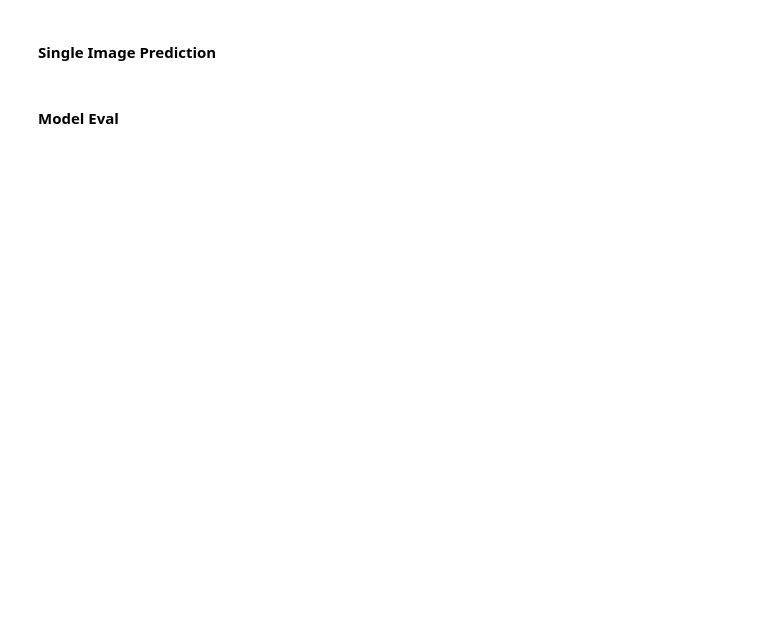
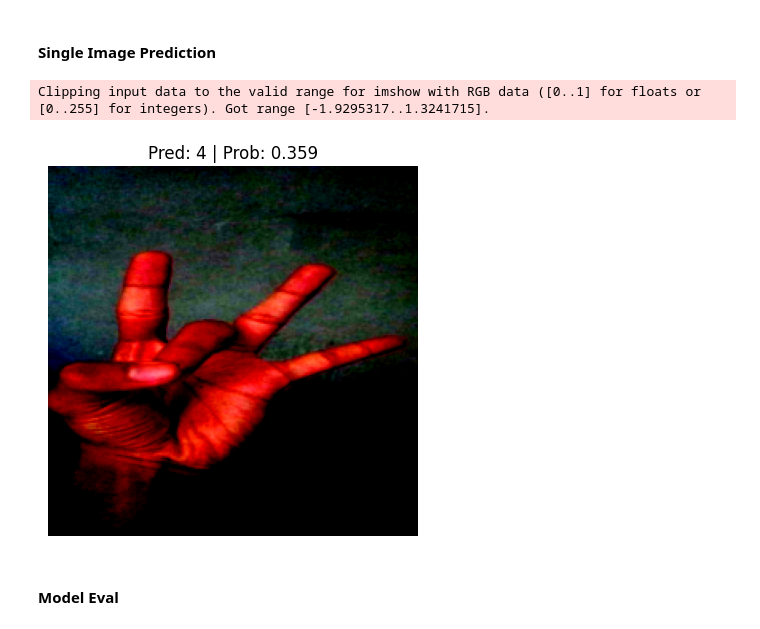
Before and after one commit to CloudStoned/Wikamay-Model, a Jupyter notebook: NOTEBOOKS/mobilenetv2.ipynb, the cells around one changed output. Cells and saved outputs as stored; diff of their text form; code cells hidden in the pictures; blank space fills up the shorter version.

```diff
--- a/NOTEBOOKS/mobilenetv2.ipynb
+++ b/NOTEBOOKS/mobilenetv2.ipynb
@@ -576,36 +612,37 @@ plt.show()
 # %% [markdown]
 #### Single Image Prediction
 # %%
-import torchvision
+import torch
+import matplotlib.pyplot as plt
+from PIL import Image
+import numpy as np
+from torchvision import transforms
 
 def pred_and_plot_image(model: torch.nn.Module,
                         image_path: str,
                         class_names,
                         transform=None,
-                        device: torch.device = device):
+                        device: torch.device = torch.device('cpu')):
     """Makes a prediction on a target image and plots the image with its prediction."""
 
-    # 1. Load in image and convert the tensor values to float32
-    target_image = torchvision.io.read_image(str(image_path)).type(torch.float32)
+    # 1. Load in image
+    target_image = Image.open(image_path).convert("RGB")
 
-    # 2. Divide the image pixel values by 255 to get them between [0, 1]
-    target_image = target_image / 255.
-
-    # 3. Transform if necessary
+    # 2. Apply transformations if provided
     if transform:
         target_image = transform(target_image)
+
+    # 3. Add an extra dimension to the image and send it to the target device
+    target_image = target_image.unsqueeze(dim=0).to(device)
 
     # 4. Make sure the model is on the target device
     model.to(device)
 
     # 5. Turn on model evaluation mode and inference mode
     model.eval()
-    with torch.inference_mode():
-        # Add an extra dimension to the image
-        target_image = target_image.unsqueeze(dim=0)
-
-        # Make a prediction on image with an extra dimension and send it to the target device
-        target_image_pred = model(target_image.to(device))
+    with torch.no_grad():
+        # Make a prediction on image with an extra dimension
+        target_image_pred = model(target_image)
 
     # 6. Convert logits -> prediction probabilities (using torch.softmax() for multi-class classification)
     target_image_pred_probs = torch.softmax(target_image_pred, dim=1)
@@ -613,22 +650,30 @@ def pred_and_plot_image(model: torch.nn.Module,
     # 7. Convert prediction probabilities -> prediction labels
     target_image_pred_label = torch.argmax(target_image_pred_probs, dim=1)
 
-    # 8. Plot the image alongside the prediction and prediction probability
-    plt.imshow(target_image.squeeze().permute(1, 2, 0)) # make sure it's the right size for matplotlib
+    # 8. Convert the tensor back to a NumPy array for plotting
+    target_image = target_image.squeeze().cpu().numpy()
+    target_image = np.transpose(target_image, (1, 2, 0))  # Convert from (C, H, W) to (H, W, C)
+
+    # 9. Plot the image alongside the prediction and prediction probability
+    plt.imshow(target_image)
     if class_names:
         title = f"Pred: {class_names[target_image_pred_label.cpu()]} | Prob: {target_image_pred_probs.max().cpu():.3f}"
     else:
         title = f"Pred: {target_image_pred_label} | Prob: {target_image_pred_probs.max().cpu():.3f}"
     plt.title(title)
-    plt.axis(False);
+    plt.axis('off')
+    plt.show()
 # %%
-image_path_to_predict = r"D:\SignLanguage\ASL_DATASET\LETTERS_NUMS\U\C_U (16).jpg"
+image_path_to_predict = r"test.jpg"
 
 pred_and_plot_image(model=model,
                     image_path=image_path_to_predict,
                     class_names=class_names,
-                    transform=auto_transforms,
+                    transform=test_transforms,
                     device=device)
+# %% [output]
+Clipping input data to the valid range for imshow with RGB data ([0..1] for floats or [0..255] for integers). Got range [-1.9295317..1.3241715].
+[figure, added]
 # %% [markdown]
 #### Model Eval
 # %%
```
Also changed, not shown: parts of 22 cells of this notebook.
